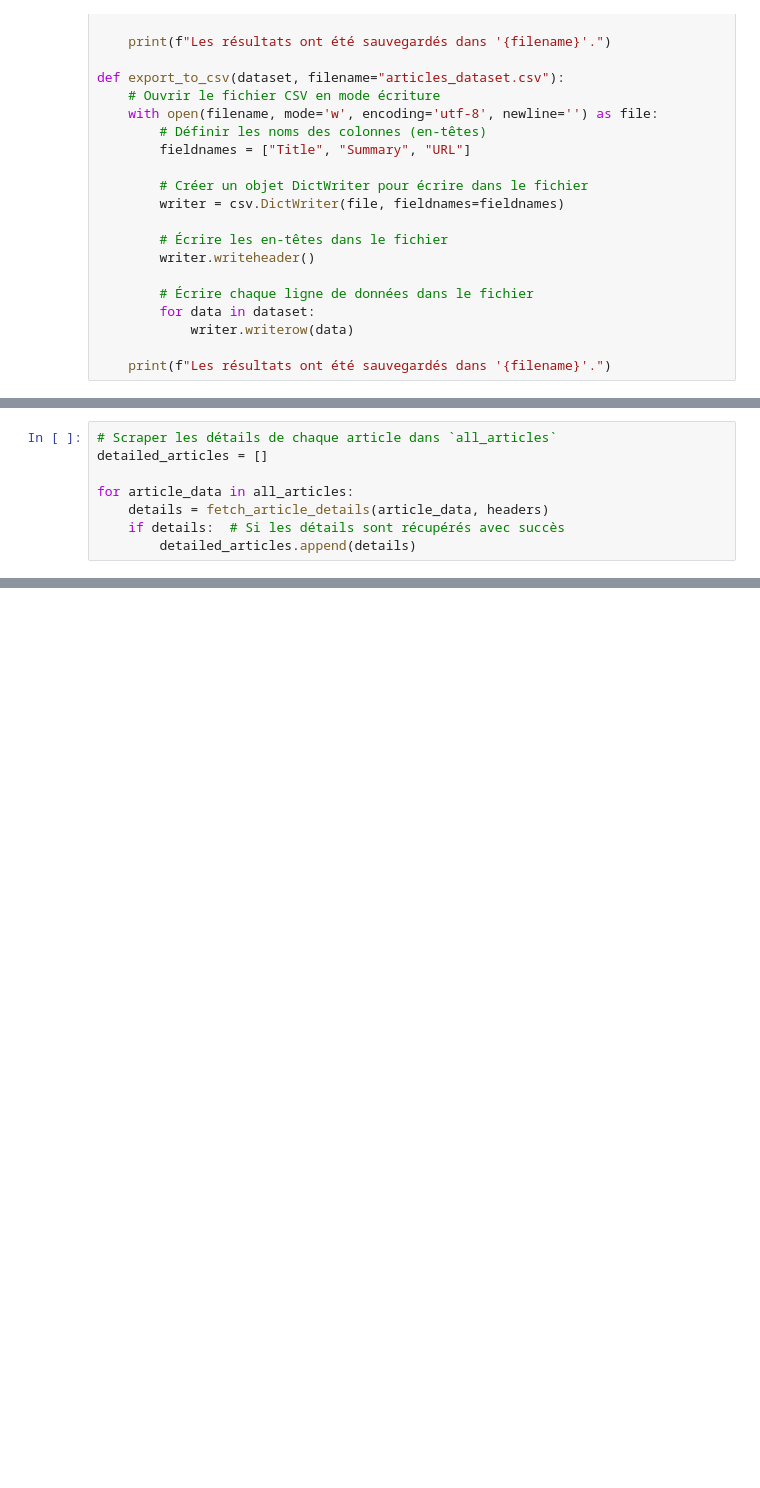
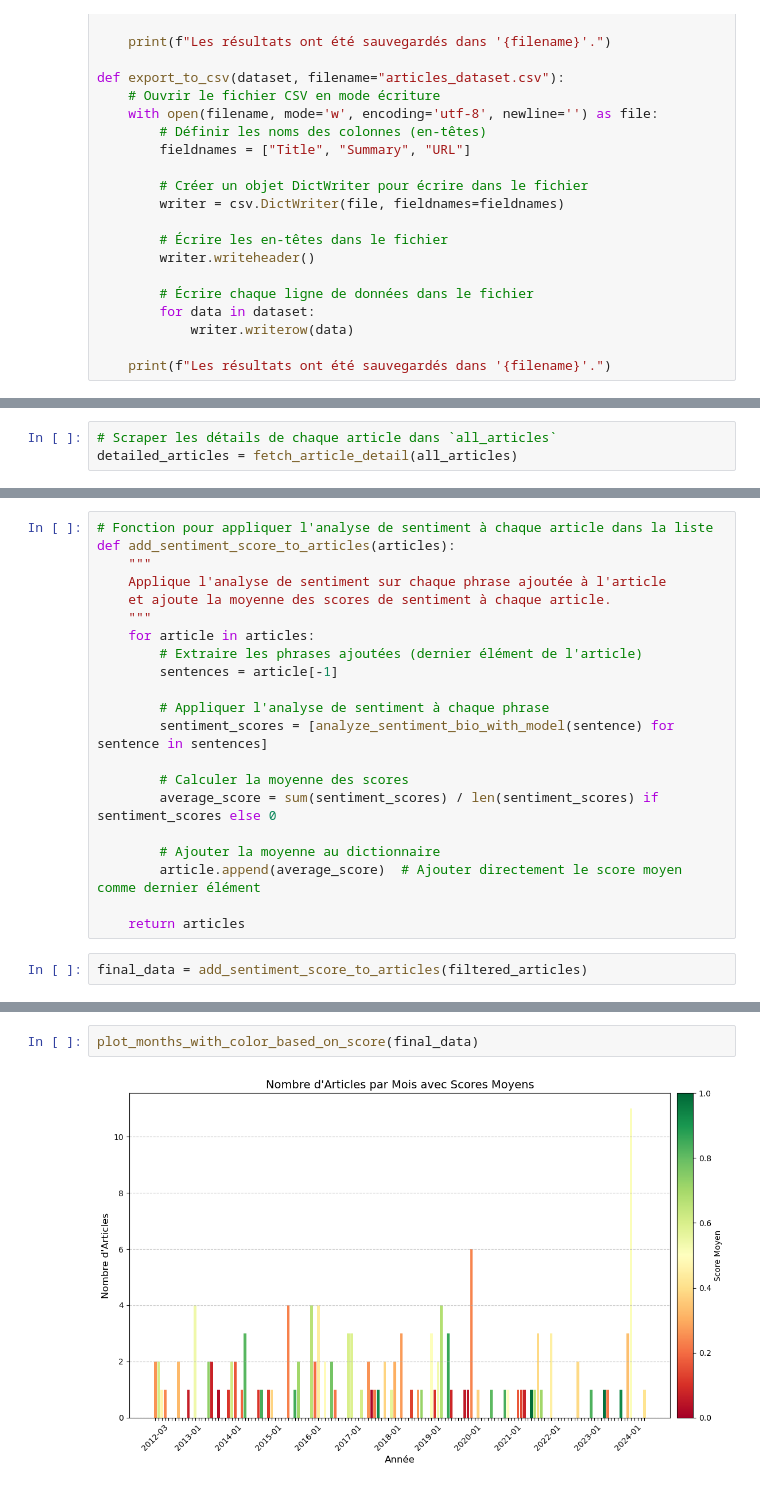
Before and after one commit to ElisefontaineEnsae/AgricultureBio_France, a Jupyter notebook: perception_bio/scraping_huffpost.ipynb, the cells around one changed output, grey strips where cells are left out. Saved outputs shown, nothing was run; the diff lists cells and outputs as text; blank space fills up the shorter version.

```diff
--- a/perception_bio/scraping_huffpost.ipynb
+++ b/perception_bio/scraping_huffpost.ipynb
@@ -225,9 +241,4 @@ def filter_articles_with_bio(dataset):
     return filtered_articles
 # %%
 # Scraper les détails de chaque article dans `all_articles`
-detailed_articles = []
-
-for article_data in all_articles:
-    details = fetch_article_details(article_data, headers)
-    if details:  # Si les détails sont récupérés avec succès
-        detailed_articles.append(details)
+detailed_articles = fetch_article_detail(all_articles)
@@ -242,0 +293,23 @@ Les résultats ont été sauvegardés dans 'bio_huffpost.csv'.
+# %%
+# Fonction pour appliquer l'analyse de sentiment à chaque article dans la liste
+def add_sentiment_score_to_articles(articles):
+    """
+    Applique l'analyse de sentiment sur chaque phrase ajoutée à l'article
+    et ajoute la moyenne des scores de sentiment à chaque article.
+    """
+    for article in articles:
+        # Extraire les phrases ajoutées (dernier élément de l'article)
+        sentences = article[-1]
+
+        # Appliquer l'analyse de sentiment à chaque phrase
+        sentiment_scores = [analyze_sentiment_bio_with_model(sentence) for sentence in sentences]
+
+        # Calculer la moyenne des scores
+        average_score = sum(sentiment_scores) / len(sentiment_scores) if sentiment_scores else 0
+
+        # Ajouter la moyenne au dictionnaire
+        article.append(average_score)  # Ajouter directement le score moyen comme dernier élément
+
+    return articles
+# %%
+final_data = add_sentiment_score_to_articles(filtered_articles)
@@ -242,0 +467,4 @@ Les résultats ont été sauvegardés dans 'bio_huffpost.csv'.
+# %%
+plot_months_with_color_based_on_score(final_data)
+# %% [output]
+[figure, added]
```
Also changed, not shown: parts of 13 cells of this notebook, 5 other files.
